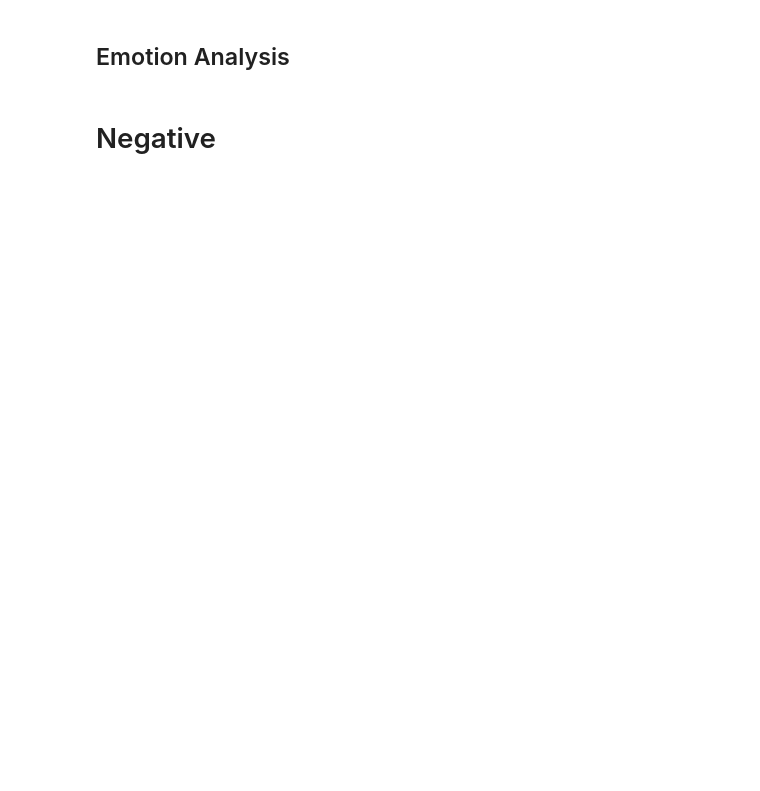
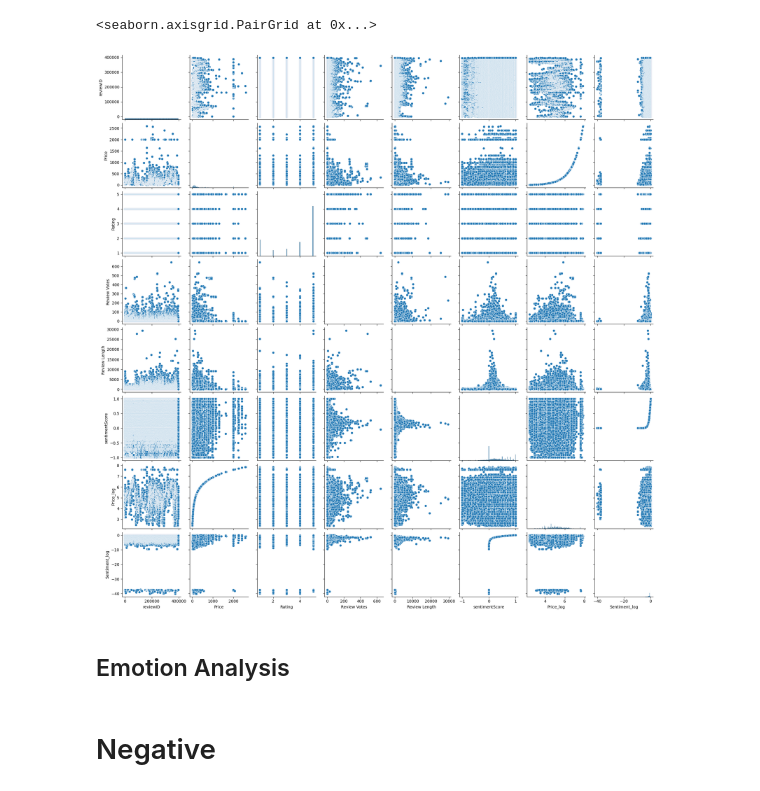
Before and after one commit to longbui23/Amazon-Analysis, a Jupyter notebook: Sentimental_Analysis.ipynb, the cells around one changed output. Cells and saved outputs as stored; diff of their text form; code cells hidden in the pictures; blank space fills up the shorter version.

```diff
--- a/Sentimental_Analysis.ipynb
+++ b/Sentimental_Analysis.ipynb
@@ -88,3 +151,11 @@ df.head()
+# %%
+df['Price_log'] = np.log(df['Price'])
+df['Sentiment_log'] = np.log(df['sentimentScore'])
+
+sns.pairplot(data=df)
+# %% [output]
+<seaborn.axisgrid.PairGrid at 0x...>
+[figure, added]
 # %% [markdown]
 ## Emotion Analysis
 # %% [markdown]
```
Also changed, not shown: parts of 33 cells of this notebook.
